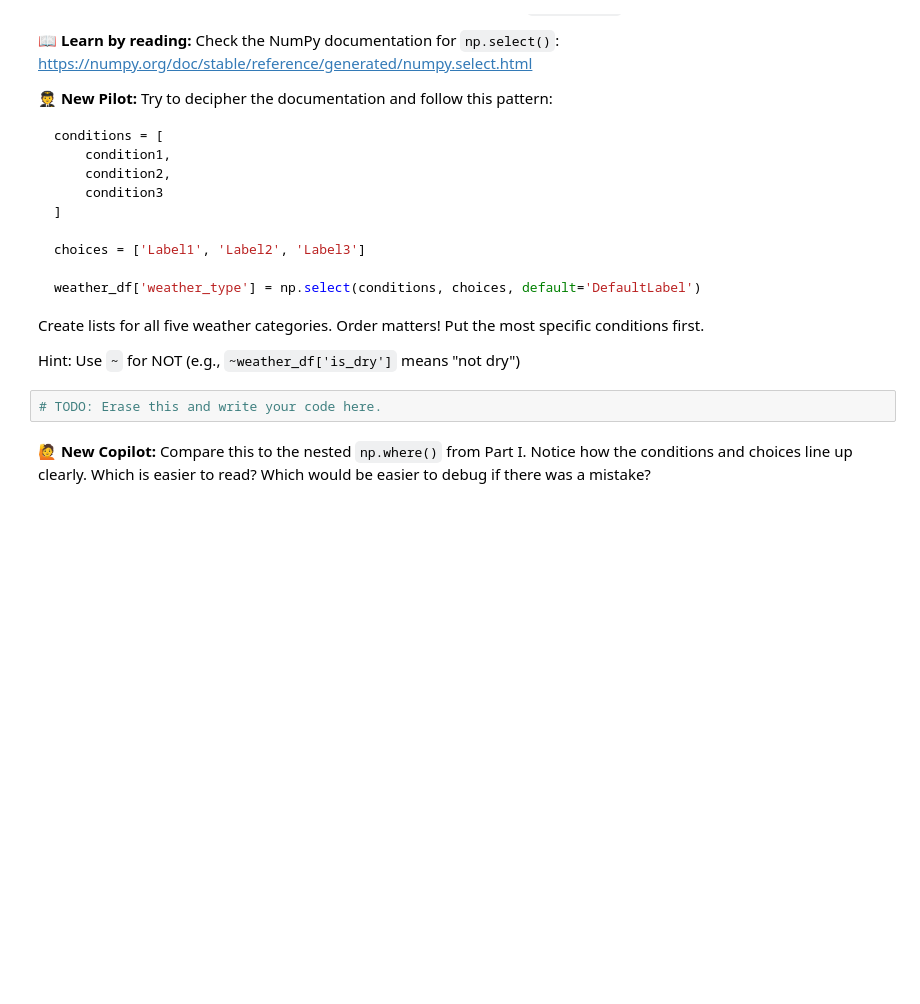
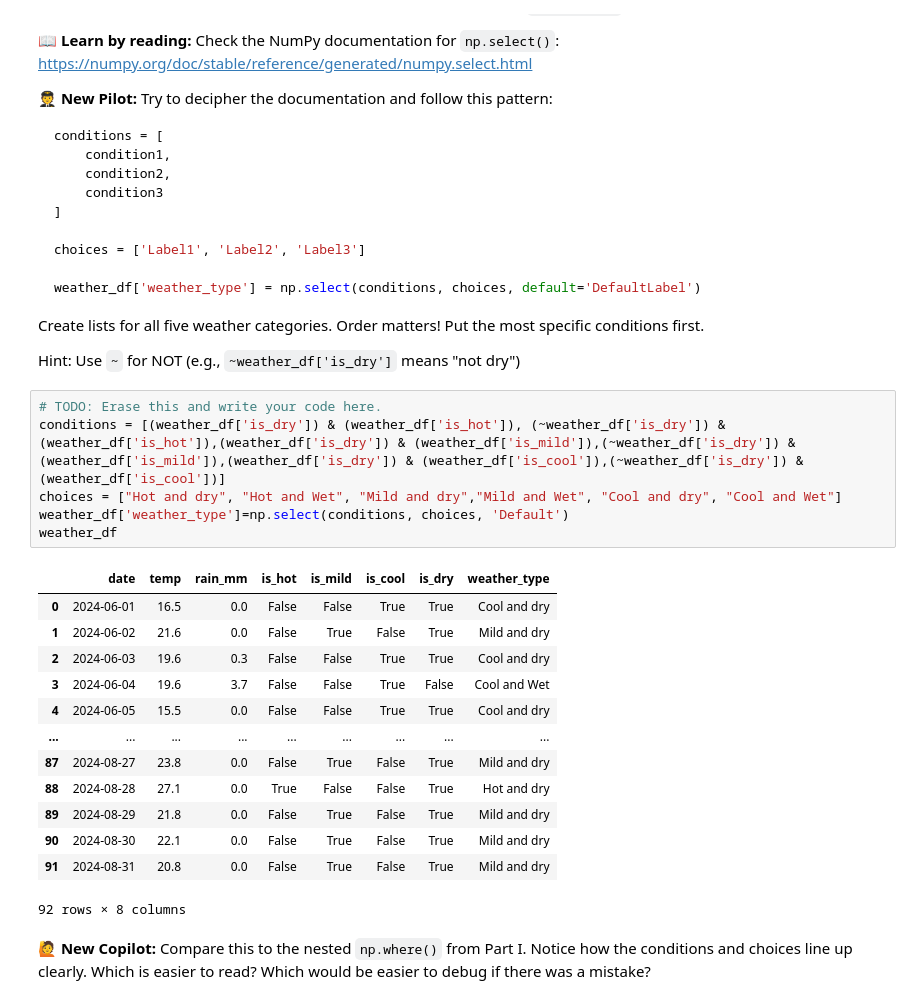
Before and after one commit to leafcatQAQ/DS105, a Jupyter notebook: week04/W04-NB02-Lab-NumPy-to-Pandas.ipynb, the cells around one changed output. Saved outputs shown, nothing was run; the diff lists cells and outputs as text; blank space fills up the shorter version.

```diff
--- a/week04/W04-NB02-Lab-NumPy-to-Pandas.ipynb
+++ b/week04/W04-NB02-Lab-NumPy-to-Pandas.ipynb
@@ -201,6 +314,24 @@ Create lists for all five weather categories. Order matters! Put the most specif
 Hint: Use `~` for NOT (e.g., `~weather_df['is_dry']` means "not dry")
 # %%
 # TODO: Erase this and write your code here.
+conditions = [(weather_df['is_dry']) & (weather_df['is_hot']), (~weather_df['is_dry']) & (weather_df['is_hot']),(weather_df['is_dry']) & (weather_df['is_mild']),(~weather_df['is_dry']) & (weather_df['is_mild']),(weather_df['is_dry']) & (weather_df['is_cool']),(~weather_df['is_dry']) & (weather_df['is_cool'])]
+choices = ["Hot and dry", "Hot and Wet", "Mild and dry","Mild and Wet", "Cool and dry", "Cool and Wet"]
+weather_df['weather_type']=np.select(conditions, choices, 'Default')
+weather_df
+# %% [output]
+|  | date | temp | rain_mm | is_hot | is_mild | is_cool | is_dry | weather_type |
+| 0 | 2024-06-01 | 16.5 | 0.0 | False | False | True | True | Cool and dry |
+| 1 | 2024-06-02 | 21.6 | 0.0 | False | True | False | True | Mild and dry |
+| 2 | 2024-06-03 | 19.6 | 0.3 | False | False | True | True | Cool and dry |
+| 3 | 2024-06-04 | 19.6 | 3.7 | False | False | True | False | Cool and Wet |
+| 4 | 2024-06-05 | 15.5 | 0.0 | False | False | True | True | Cool and dry |
+| ... | ... | ... | ... | ... | ... | ... | ... | ... |
+| 87 | 2024-08-27 | 23.8 | 0.0 | False | True | False | True | Mild and dry |
+| 88 | 2024-08-28 | 27.1 | 0.0 | True | False | False | True | Hot and dry |
+| 89 | 2024-08-29 | 21.8 | 0.0 | False | True | False | True | Mild and dry |
+| 90 | 2024-08-30 | 22.1 | 0.0 | False | True | False | True | Mild and dry |
+| 91 | 2024-08-31 | 20.8 | 0.0 | False | True | False | True | Mild and dry |
+92 rows × 8 columns
 # %% [markdown]
 **🙋 New Copilot:** Compare this to the nested `np.where()` from Part I. Notice how the conditions and choices line up clearly. Which is easier to read? Which would be easier to debug if there was a mistake?
 # %% [markdown]
```
Also changed, not shown: parts of 11 cells of this notebook.
